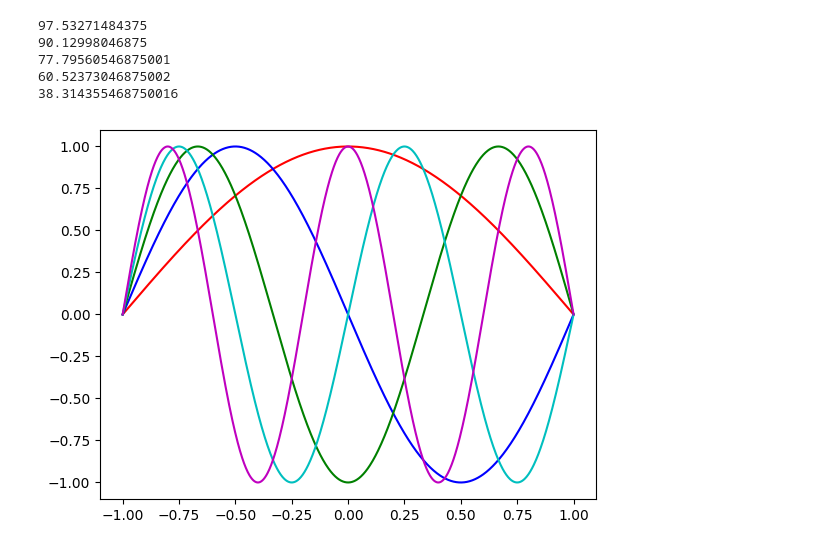
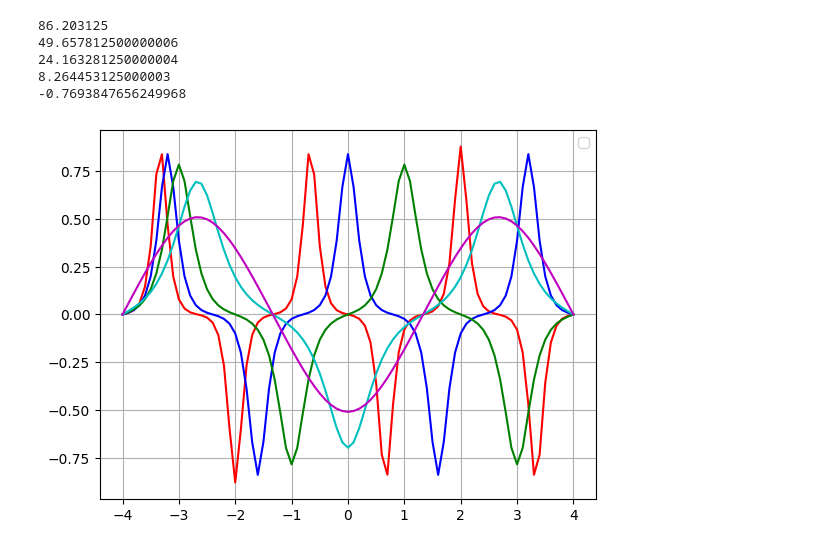
Before and after one commit to jackroedel/Amath-481, a Jupyter notebook: HW2.ipynb, the cells around one changed output. Drawn from its saved outputs; the diff is of its cells as text; code cells hidden in the pictures.

```diff
--- a/HW2.ipynb
+++ b/HW2.ipynb
@@ -1,44 +1,62 @@
 # %%
 import numpy as np
 from scipy.integrate import odeint
-from scipy.integrate import RK45
 import matplotlib.pyplot as plt
 
-def shoot2(x, dummy, n0, beta):
-    return [x[1], (beta - n0) * x[0]]
+# Define the ODE system
+def shoot2(x, dummy, eps):
+    return [x[1], (eps - x[0]**2) * x[0]]  # harmonic oscillator potential
 
-tol = 1e-4  # define a tolerance level
-col = ['r', 'b', 'g', 'c', 'm', 'k']  # eigenfunc colors
-n0 = 100; A = 1; x0 = [0, A]; xp = [-1, 1]
-xshoot =  np.linspace(xp[0], xp[1],1000)
+# Parameters
+tol = 1e-4  # tolerance level for eigenvalue convergence
+col = ['r', 'b', 'g', 'c', 'm', 'k']  # colors for plotting eigenfunctions
+eps0 = 100  # initial eigenvalue guess
+A = 1  # initial value for eigenfunction at x=0
+x0 = [0, A]  # boundary conditions (phi(0) = 0, dphi(0)/dx = A)
+xp = [-4, 4]  # domain boundaries (L = 4)
+xshoot = np.arange(xp[0], xp[1]+0.1, 0.1)  # spatial grid
 
-beta_start = n0  # beginning value of beta
-for modes in range(1, 6):  # begin mode loop
-    beta = beta_start  # initial value of eigenvalue beta
-    dbeta = n0 / 100  # default step size in beta
-    for _ in range(1000):  # begin convergence loop for beta
-        y = odeint(shoot2, x0, xshoot, args=(n0,beta))
-       # y = RK45(shoot2, xp[0], x0, xp[1], args=(n0,beta))
+eps_start = eps0  # starting value of beta (initial guess for eigenvalue)
 
-        if abs(y[-1, 0] - 0) < tol:  # check for convergence
-            print(beta)  # write out eigenvalue
-            break  # get out of convergence loop
+eigenfunc_matrix = []
+eigenvalues = []
 
+# Begin mode loop to find and plot the first 5 eigenfunctions
+for modes in range(1, 6):
+    eps = eps_start  # initial eigenvalue guess for the current mode
+    deps = eps0 / 100  # step size for adjusting beta during shooting
+    for _ in range(1000):  # convergence loop for shooting method
+        y = odeint(shoot2, x0, xshoot, args=(eps,))  # solve ODE
+
+        if abs(y[-1, 0] - 0) < tol:  # check if solution converged
+            print(eps)  # eigenvalue found
+            eigenvalues.append(eps)
+            break
+
+        # Adjust beta based on the sign of the solution at the boundary
         if (-1) ** (modes + 1) * y[-1, 0] > 0:
-            beta -= dbeta
+            eps -= deps  # decrease beta if overshot
         else:
-            beta += dbeta / 2
-            dbeta /= 2
+            eps += deps / 2  # increase beta and reduce step size
+            deps /= 2
 
-    beta_start = beta - 0.1  # after finding eigenvalue, pick new start
-    norm = np.trapz(y[:, 0] * y[:, 0], xshoot)  # calculate the normalization
-    plt.plot(xshoot, y[:, 0] / np.sqrt(norm), col[modes - 1])  # plot modes
+    eps_start = eps - 0.1  # update beta for next mode
 
-plt.show()  # end mode loop
+    # Normalize the eigenfunction
+    norm = np.trapz(y[:, 0]**2, xshoot)
+    eigenfunc_matrix.append(np.abs(y[:, 0] / np.sqrt(norm)))
+    plt.plot(xshoot, y[:, 0] / np.sqrt(norm), col[modes - 1])  # plot eigenfunction
+
+# Plot results
+plt.legend()
+plt.grid(True)
+plt.show()
+A1 = np.array(eigenfunc_matrix).T
+A2 = np.array(eigenvalues).reshape(1,5)
 # %% [output]
-97.53271484375
-90.12998046875
-77.79560546875001
-60.52373046875002
-38.314355468750016
+86.203125
+49.657812500000006
+24.163281250000004
+8.264453125000003
+-0.7693847656249968
-[figure, old version]
+[figure, new version]
```
Also changed, not shown: parts of 2 cells of this notebook.
